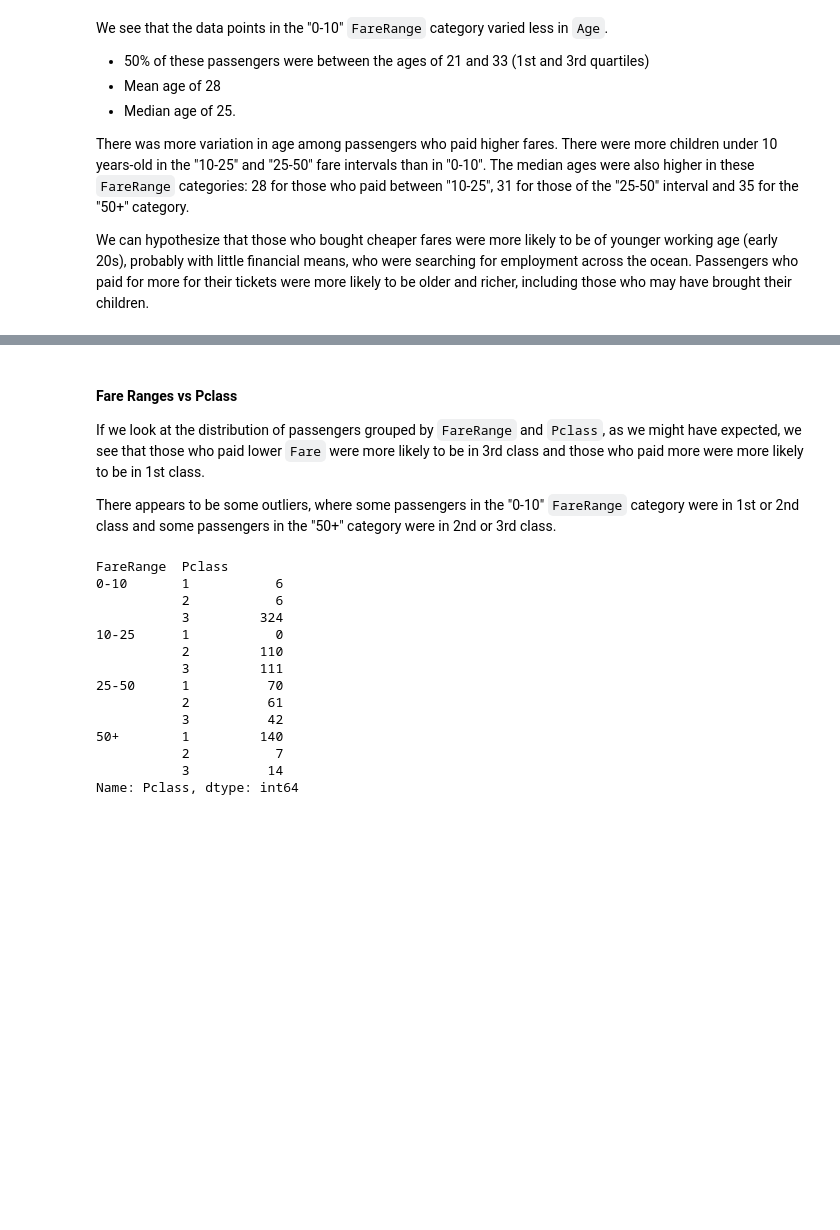
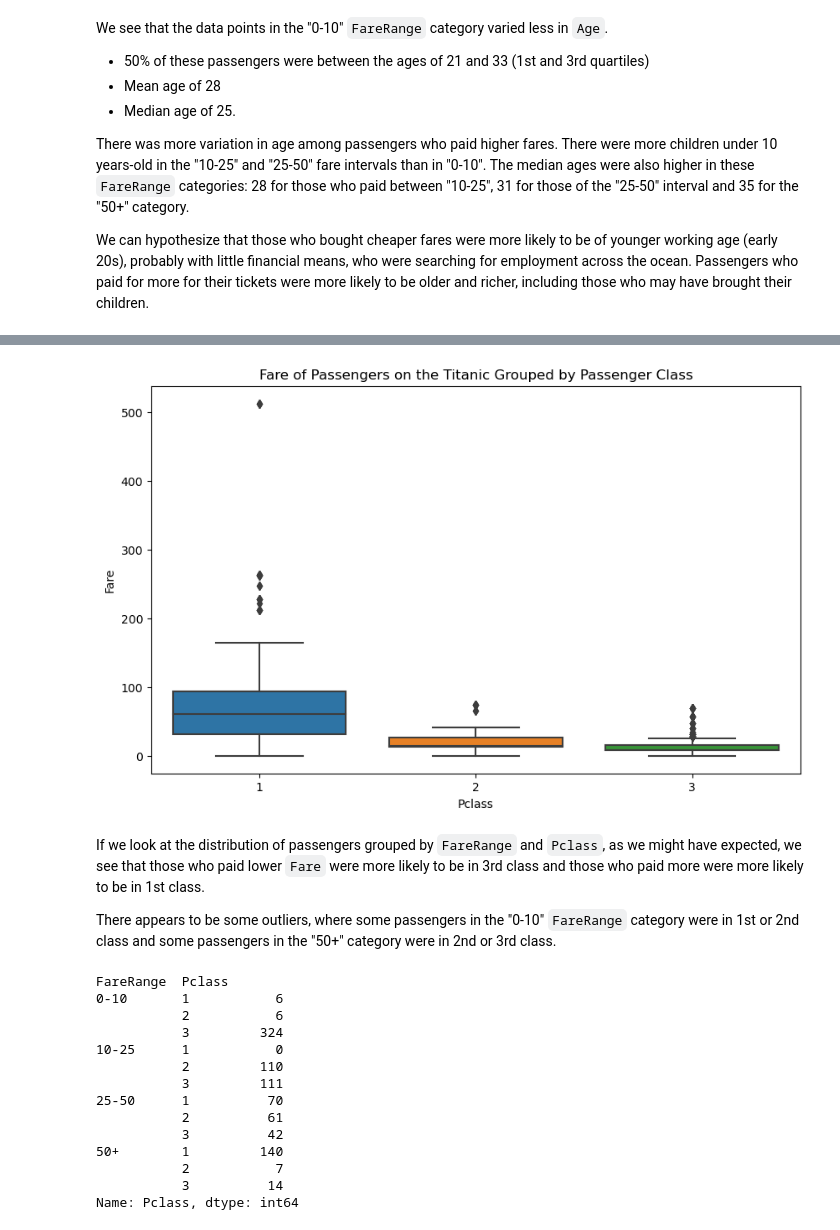
Before and after one commit to mochkt/learning-ds, a Jupyter notebook: titanic/Titanic.ipynb, the cells around one changed output, grey strips where cells are left out. Saved outputs shown, nothing was run; the diff lists cells and outputs as text; code cells hidden in the pictures; blank space fills up the shorter version.

```diff
--- a/titanic/Titanic.ipynb
+++ b/titanic/Titanic.ipynb
@@ -564,5 +575,11 @@ We can hypothesize that those who bought cheaper fares were more likely to be of
+# %%
+plt.figure(figsize =(10, 6))
+sns.boxplot(x ='Pclass', y ='Fare', saturation = 0.8, data = titanic)
+plt.title("Fare of Passengers on the Titanic Grouped by Passenger Class")
+plt.show();
+# %% [output]
+[figure, added]
 # %% [markdown]
-#### Fare Ranges vs Pclass
 If we look at the distribution of passengers grouped by `FareRange` and `Pclass`, as we might have expected, we see that those who paid lower `Fare` were more likely to be in 3rd class and those who paid more were more likely to be in 1st class.
 
 There appears to be some outliers, where some passengers in the "0-10" `FareRange` category were in 1st or 2nd class and some passengers in the "50+" category were in 2nd or 3rd class.
```
Also changed, not shown: parts of 65 cells of this notebook, 1 other file.
